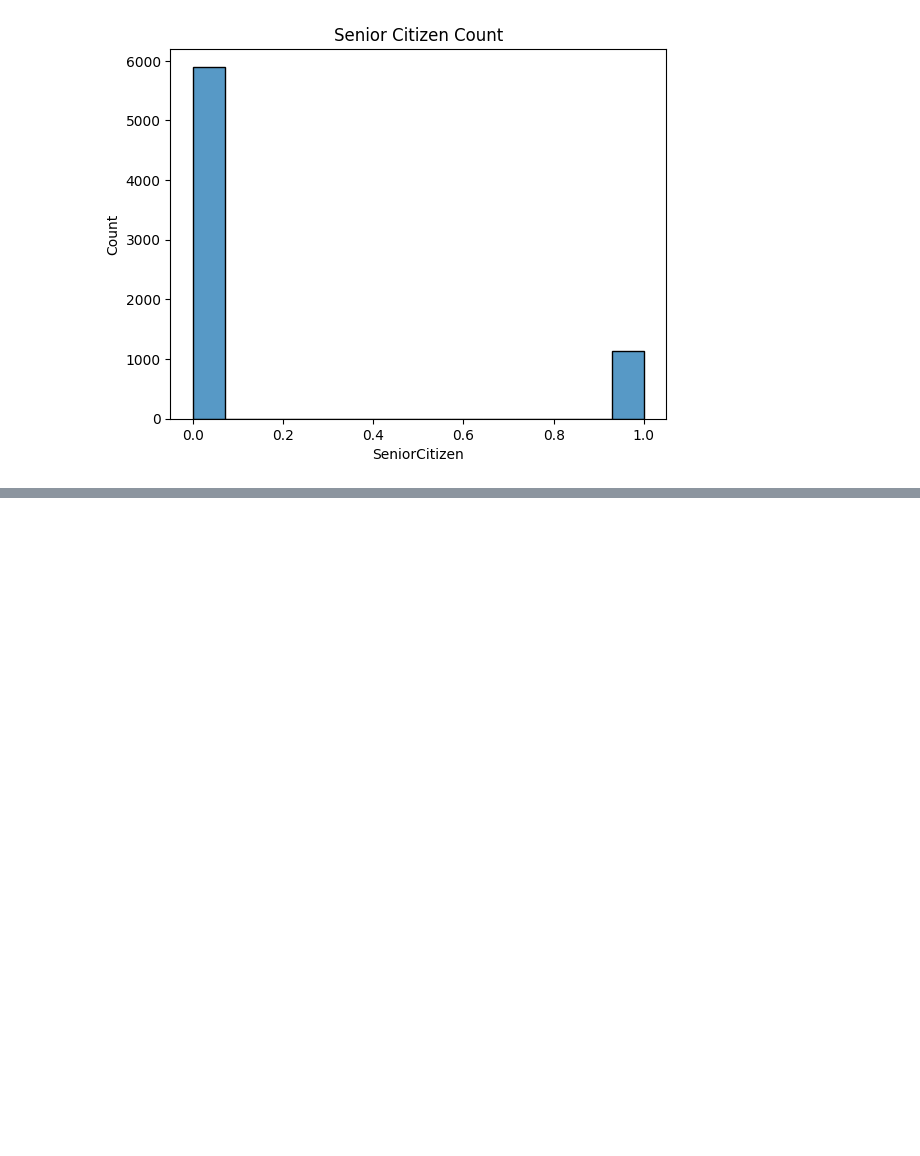
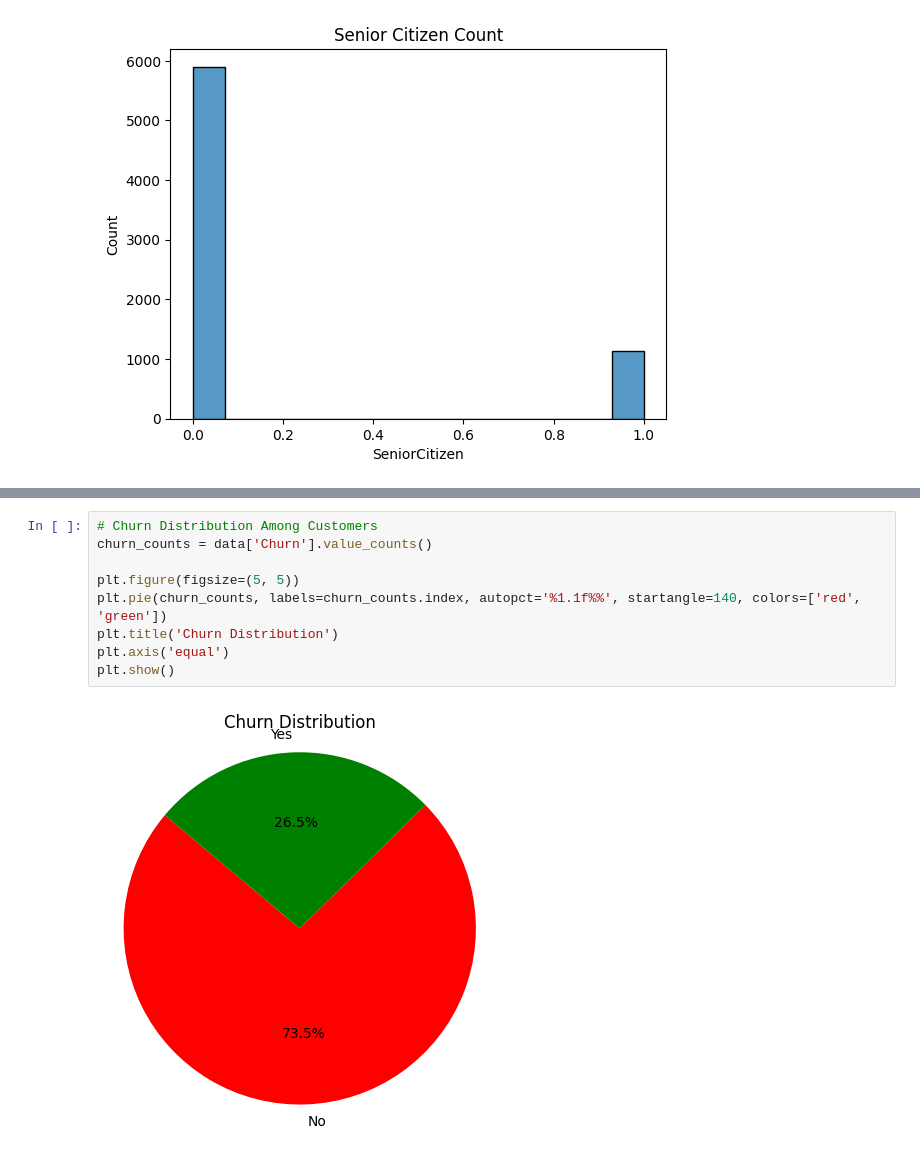
Before and after one commit to aadhilajas/Python-Practice, a Jupyter notebook: project2.ipynb, the cells around one changed output, grey strips where cells are left out. Drawn from its saved outputs; the diff is of its cells as text; blank space fills up the shorter version.

```diff
--- a/project2.ipynb
+++ b/project2.ipynb
@@ -201,0 +236,11 @@ plt.show()
+# %%
+# Churn Distribution Among Customers
+churn_counts = data['Churn'].value_counts()
+
+plt.figure(figsize=(5, 5))
+plt.pie(churn_counts, labels=churn_counts.index, autopct='%1.1f%%', startangle=140, colors=['red', 'green'])
+plt.title('Churn Distribution')
+plt.axis('equal')
+plt.show()
+# %% [output]
+[figure, added]
```
Also changed, not shown: parts of 7 cells of this notebook.
